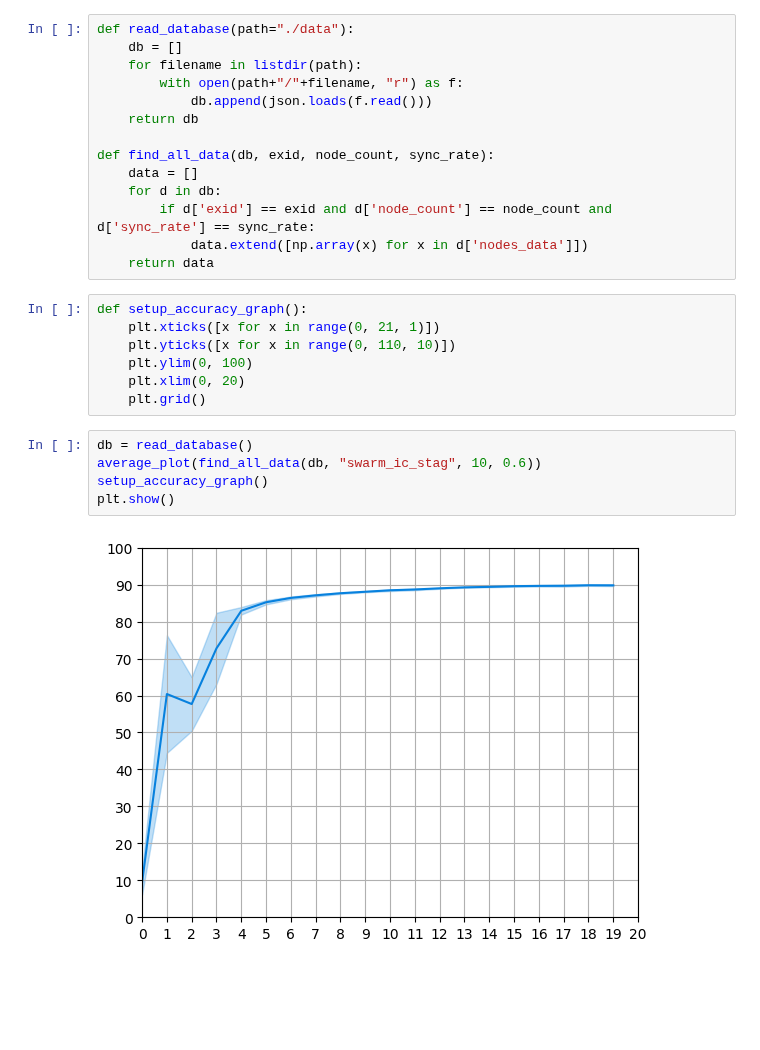
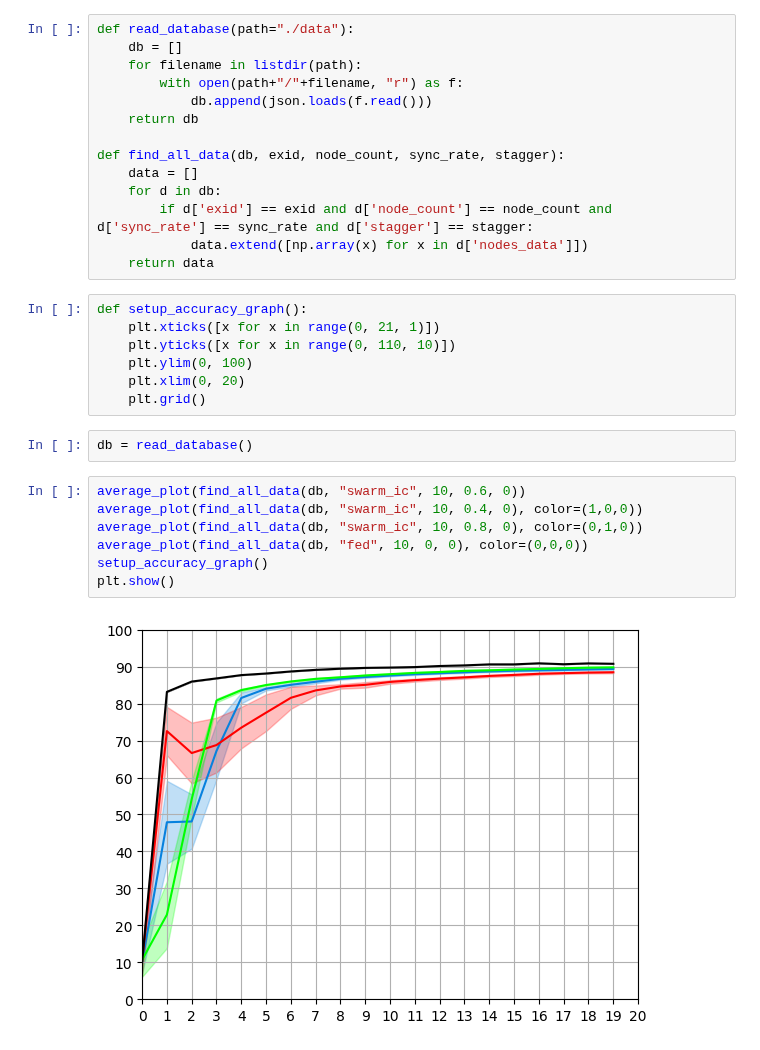
Before and after one commit to JoshPattman/thirdyear-proj, a Jupyter notebook: comp3200-cw/v3/visualise.ipynb, the cells around one changed output. Drawn from its saved outputs; the diff is of its cells as text; blank space fills up the shorter version.

Commit message:
some experiments with swarm and fed

```diff
--- a/comp3200-cw/v3/visualise.ipynb
+++ b/comp3200-cw/v3/visualise.ipynb
@@ -40,10 +40,10 @@ def read_database(path="./data"):
             db.append(json.loads(f.read()))
     return db
 
-def find_all_data(db, exid, node_count, sync_rate):
+def find_all_data(db, exid, node_count, sync_rate, stagger):
     data = []
     for d in db:
-        if d['exid'] == exid and d['node_count'] == node_count and d['sync_rate'] == sync_rate:
+        if d['exid'] == exid and d['node_count'] == node_count and d['sync_rate'] == sync_rate and d['stagger'] == stagger:
             data.extend([np.array(x) for x in d['nodes_data']])
     return data
 # %%
@@ -53,10 +53,14 @@ def setup_accuracy_graph():
     plt.ylim(0, 100)
     plt.xlim(0, 20)
     plt.grid()
+# %%
+db = read_database()
 # %%
-db = read_database()
-average_plot(find_all_data(db, "swarm_ic_stag", 10, 0.6))
+average_plot(find_all_data(db, "swarm_ic", 10, 0.6, 0))
+average_plot(find_all_data(db, "swarm_ic", 10, 0.4, 0), color=(1,0,0))
+average_plot(find_all_data(db, "swarm_ic", 10, 0.8, 0), color=(0,1,0))
+average_plot(find_all_data(db, "fed", 10, 0, 0), color=(0,0,0))
 setup_accuracy_graph()
 plt.show()
 # %% [output]
-[figure, old version]
+[figure, new version]
```
Also changed, not shown: parts of 2 cells of this notebook, 50 other files.
